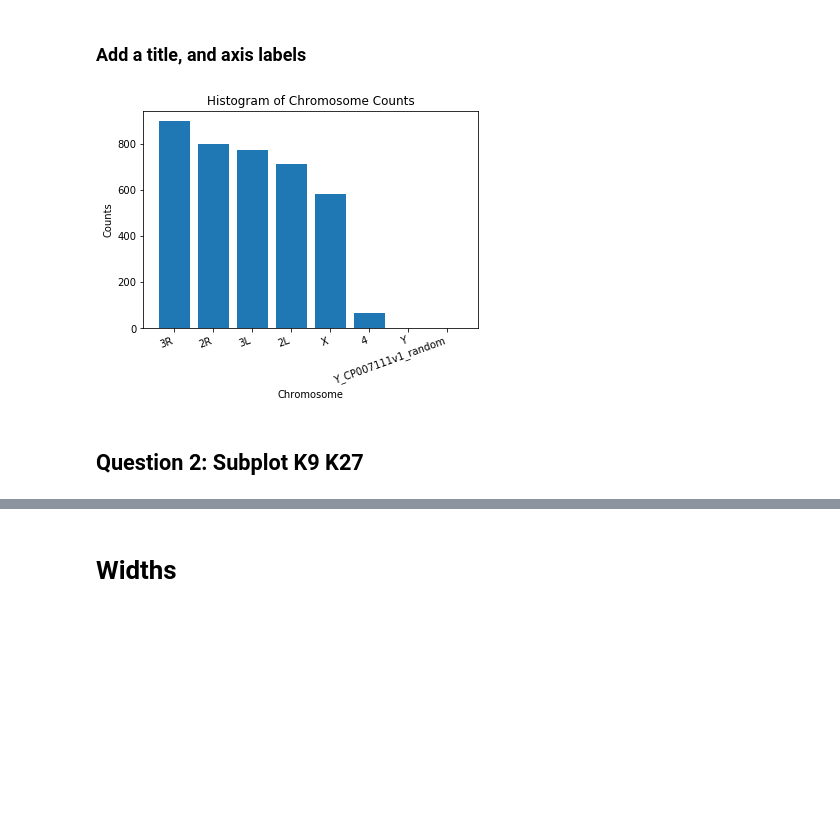
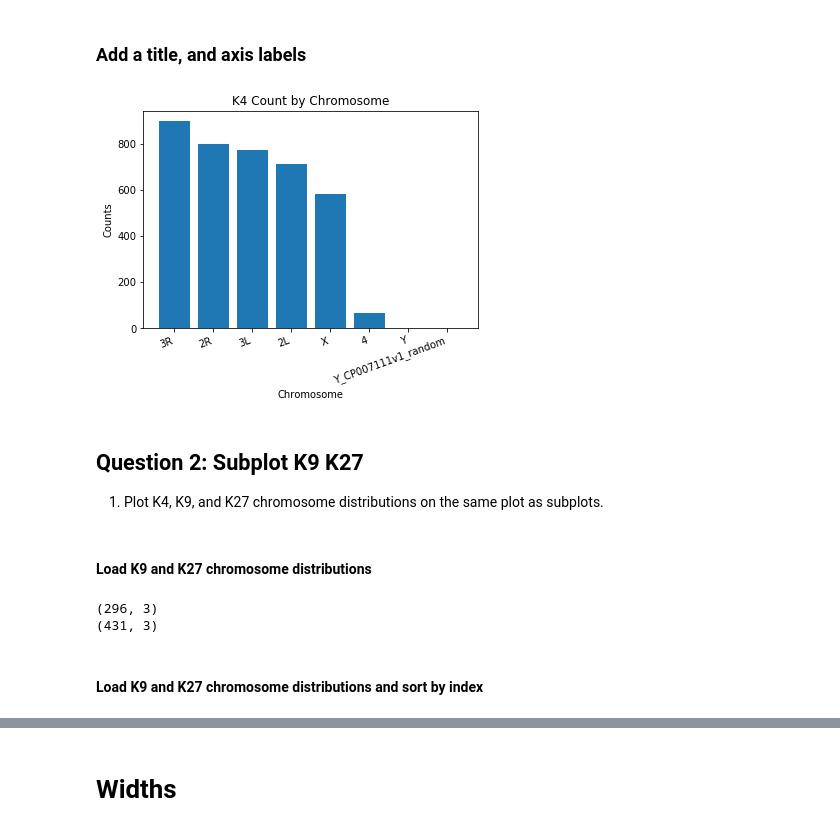
Before and after one commit to david-wang2/qbb2020-answers, a Jupyter notebook: day1-lunch/02_bed_features_dwang106.ipynb, the cells around one changed output, grey strips where cells are left out. Drawn from its saved outputs; the diff is of its cells as text; code cells hidden in the pictures; blank space fills up the shorter version.

```diff
--- a/day1-lunch/02_bed_features_dwang106.ipynb
+++ b/day1-lunch/02_bed_features_dwang106.ipynb
@@ -154,12 +154,27 @@ Name: chr, dtype: int64
 # %%
 fig, ax = plt.subplots()
 ax.bar( chr_k4.index, chr_k4 )
-ax.set_title("Histogram of Chromosome Counts")
+ax.set_title("K4 Count by Chromosome")
 ax.set_xlabel("Chromosome")
 ax.set_ylabel("Counts")
 plt.xticks(rotation=20,ha='right') # turns the xticks to an angle
 plt.show()
 # %% [output]
-[figure, old version]
+[figure, new version]
 # %% [markdown]
 ## Question 2: Subplot K9 K27
+
+1. Plot K4, K9, and K27 chromosome distributions on the same plot as subplots.
+# %% [markdown]
+#### Load K9 and K27 chromosome distributions
+# %%
+bed_columns = ["chr", "start", "end"]
+df_k9 = pd.read_table( "../../qbb2020/data/K9me3.bed", names=bed_columns )
+df_k27 = pd.read_table( "../../qbb2020/data/K27me3.bed", names=bed_columns )
+print(df_k9.shape)
+print(df_k27.shape)
+# %% [output]
+(296, 3)
+(431, 3)
+# %% [markdown]
+#### Load K9 and K27 chromosome distributions and sort by index
```
Also changed, not shown: parts of 11 cells of this notebook.
